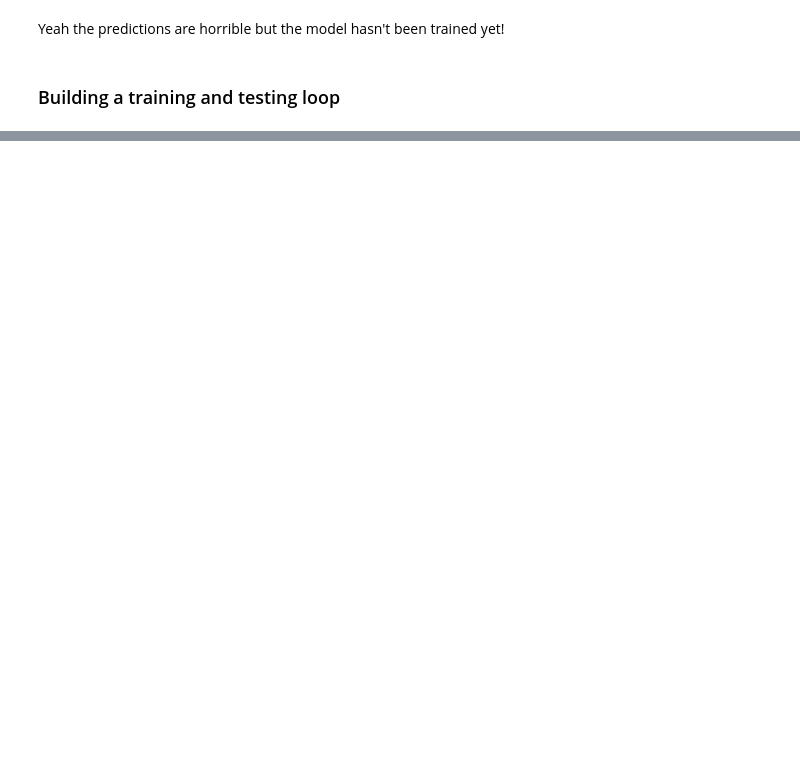
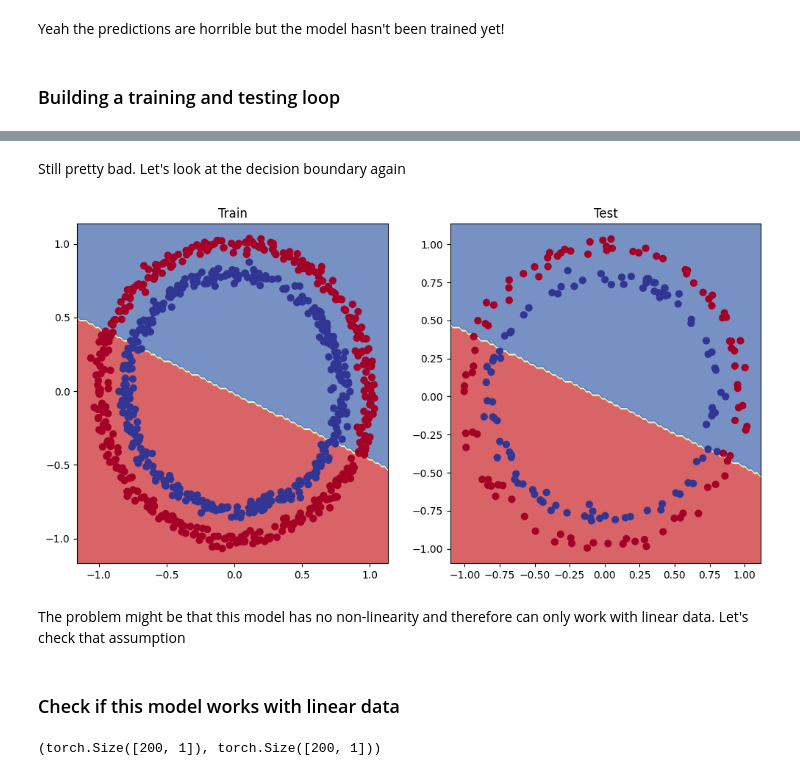
Before and after one commit to Maniacravi/pytorch-deep-learning, a Jupyter notebook: 02_pytorch_classification_mani.ipynb, the cells around one changed output, grey strips where cells are left out. Cells and saved outputs as stored; diff of their text form; code cells hidden in the pictures; blank space fills up the shorter version.

```diff
--- a/02_pytorch_classification_mani.ipynb
+++ b/02_pytorch_classification_mani.ipynb
@@ -427,0 +545,19 @@ Yeah the predictions are horrible but the model hasn't been trained yet!
+# %%
+class CircleModelV1(nn.Module):
+    def __init__(self):
+        super().__init__()
+        self.layer_1 = nn.Linear(in_features=2, out_features=10)
+        self.layer_2 = nn.Linear(in_features=10, out_features=10) # extra layer
+        self.layer_3 = nn.Linear(in_features=10, out_features=1)
+
+    def forward(self, x): # note: always make sure forward is spelt correctly!
+        # Creating a model like this is the same as below, though below
+        # generally benefits from speedups where possible.
+        # z = self.layer_1(x)
+        # z = self.layer_2(z)
+        # z = self.layer_3(z)
+        # return z
+        return self.layer_3(self.layer_2(self.layer_1(x)))
+
+model_1 = CircleModelV1().to(device)
+model_1
@@ -427,0 +631,32 @@ Yeah the predictions are horrible but the model hasn't been trained yet!
+# %% [markdown]
+Still pretty bad. Let's look at the decision boundary again
+# %%
+# Plot decision boundaries for training and test sets
+plt.figure(figsize=(12, 6))
+plt.subplot(1, 2, 1)
+plt.title("Train")
+plot_decision_boundary(model_1, X_train, y_train)
+plt.subplot(1, 2, 2)
+plt.title("Test")
+plot_decision_boundary(model_1, X_test, y_test)
+# %% [output]
+[figure, added]
+# %% [markdown]
+The problem might be that this model has no non-linearity and therefore can only work with linear data. Let's check that assumption
+# %% [markdown]
+### Check if this model works with linear data
+# %%
+# Make some linear data
+
+weight = 0.7
+bias = 0.3
+start = 0
+end = 2
+step = 0.01
+
+X_linear = torch.arange(start, end, step).unsqueeze(dim=1)
+y_linear = weight * X_linear + bias
+
+X_linear.shape, y_linear.shape # we might need to unsqueeze X at some point
+# %% [output]
+(torch.Size([200, 1]), torch.Size([200, 1]))
```
Also changed, not shown: parts of 39 cells of this notebook.
